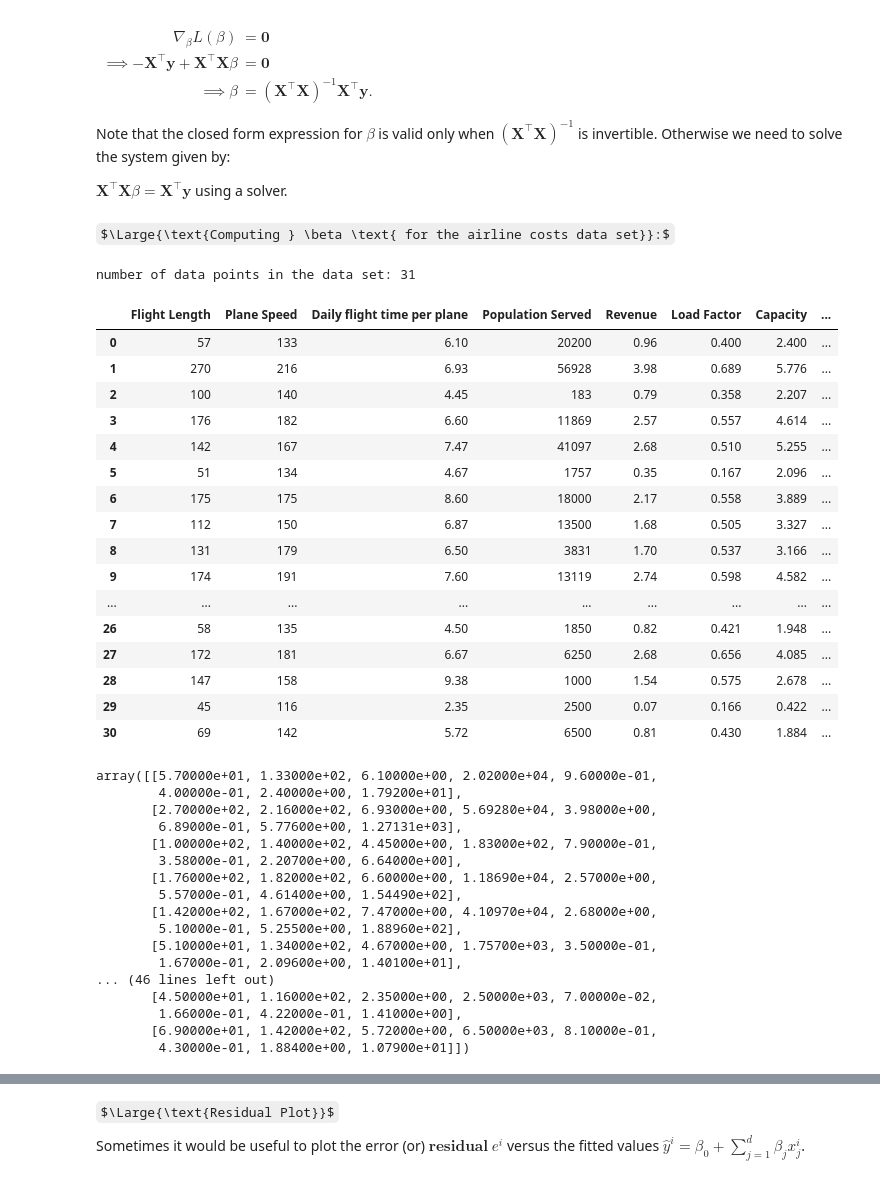
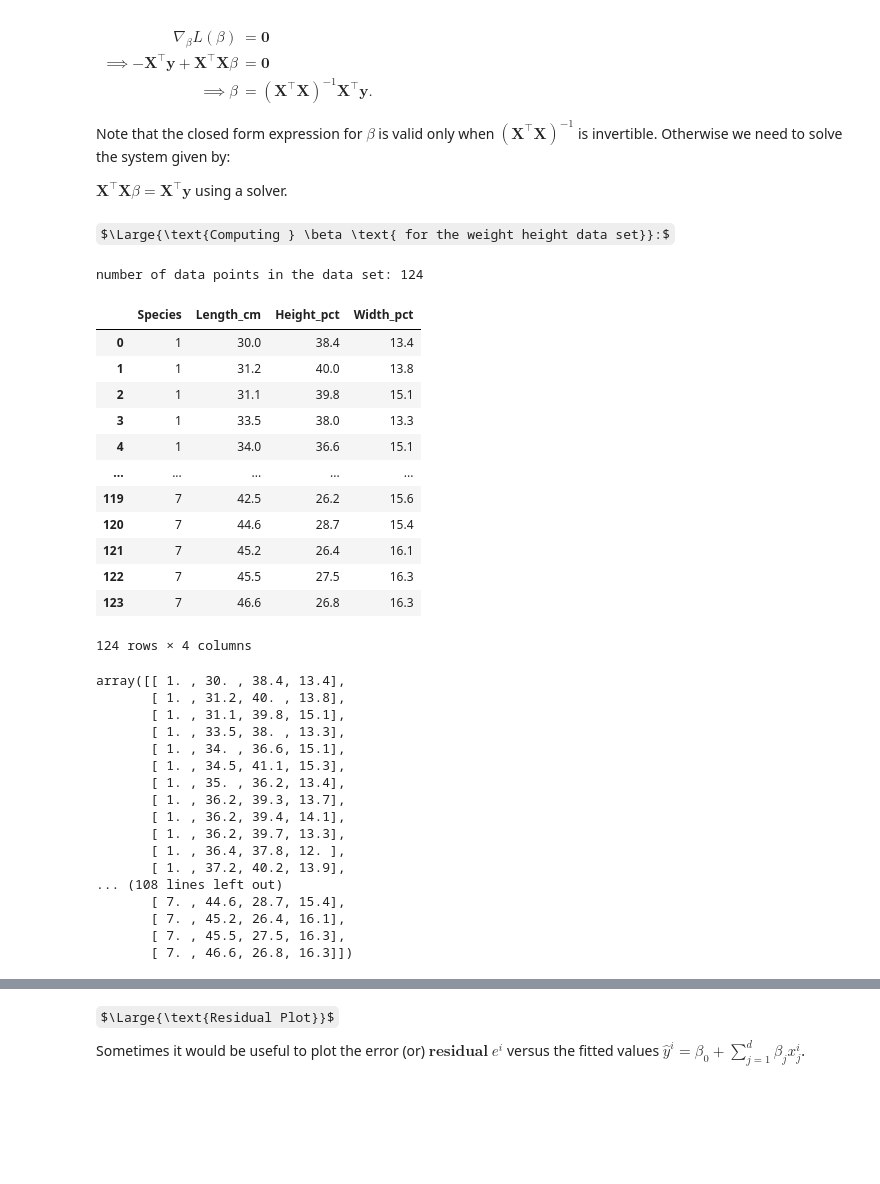
Before and after one commit to arvind-maurya/MachineLearning, a Jupyter notebook: Assignment/AIMLCEP_Q1.ipynb, the cells around one changed output, grey strips where cells are left out. Saved outputs shown, nothing was run; the diff lists cells and outputs as text; code cells hidden in the pictures; some formulas as TeX source; blank space fills up the shorter version.

```diff
--- a/Assignment/AIMLCEP_Q1.ipynb
+++ b/Assignment/AIMLCEP_Q1.ipynb
@@ -242,60 +275,56 @@ $
 $
 using a solver.
 # %% [markdown]
-$\Large{\text{Computing } \beta \text{ for the airline costs data set}}:$
+$\Large{\text{Computing } \beta \text{ for the weight height data set}}:$
 # %%
 #Let us now compute beta
-n = len(airline_costs_data.index) #number of data points in the data set
+n = len(weight_height_data.index) #number of data points in the data set
 print('number of data points in the data set:',n)
 # %% [output]
-number of data points in the data set: 31
+number of data points in the data set: 124
 # %%
 #extract the predictor variable columns
-cols = [2,3,4,5,6,7,8,9]
-X_data = airline_costs_data[airline_costs_data.columns[cols]]
+cols = [0,1,2,3]
+X_data = weight_height_data[weight_height_data.columns[cols]]
 
 X_data
 # %% [output]
-|  | Flight Length | Plane Speed | Daily flight time per plane | Population Served | Revenue | Load Factor | Capacity | ... |
-| 0 | 57 | 133 | 6.10 | 20200 | 0.96 | 0.400 | 2.400 | ... |
-| 1 | 270 | 216 | 6.93 | 56928 | 3.98 | 0.689 | 5.776 | ... |
-| 2 | 100 | 140 | 4.45 | 183 | 0.79 | 0.358 | 2.207 | ... |
-| 3 | 176 | 182 | 6.60 | 11869 | 2.57 | 0.557 | 4.614 | ... |
-| 4 | 142 | 167 | 7.47 | 41097 | 2.68 | 0.510 | 5.255 | ... |
-| 5 | 51 | 134 | 4.67 | 1757 | 0.35 | 0.167 | 2.096 | ... |
-| 6 | 175 | 175 | 8.60 | 18000 | 2.17 | 0.558 | 3.889 | ... |
-| 7 | 112 | 150 | 6.87 | 13500 | 1.68 | 0.505 | 3.327 | ... |
-| 8 | 131 | 179 | 6.50 | 3831 | 1.70 | 0.537 | 3.166 | ... |
-| 9 | 174 | 191 | 7.60 | 13119 | 2.74 | 0.598 | 4.582 | ... |
-| ... | ... | ... | ... | ... | ... | ... | ... | ... |
-| 26 | 58 | 135 | 4.50 | 1850 | 0.82 | 0.421 | 1.948 | ... |
-| 27 | 172 | 181 | 6.67 | 6250 | 2.68 | 0.656 | 4.085 | ... |
-| 28 | 147 | 158 | 9.38 | 1000 | 1.54 | 0.575 | 2.678 | ... |
-| 29 | 45 | 116 | 2.35 | 2500 | 0.07 | 0.166 | 0.422 | ... |
-| 30 | 69 | 142 | 5.72 | 6500 | 0.81 | 0.430 | 1.884 | ... |
+|  | Species | Length_cm | Height_pct | Width_pct |
+| 0 | 1 | 30.0 | 38.4 | 13.4 |
+| 1 | 1 | 31.2 | 40.0 | 13.8 |
+| 2 | 1 | 31.1 | 39.8 | 15.1 |
+| 3 | 1 | 33.5 | 38.0 | 13.3 |
+| 4 | 1 | 34.0 | 36.6 | 15.1 |
+| ... | ... | ... | ... | ... |
+| 119 | 7 | 42.5 | 26.2 | 15.6 |
+| 120 | 7 | 44.6 | 28.7 | 15.4 |
+| 121 | 7 | 45.2 | 26.4 | 16.1 |
+| 122 | 7 | 45.5 | 27.5 | 16.3 |
+| 123 | 7 | 46.6 | 26.8 | 16.3 |
+124 rows × 4 columns
 # %%
 #convert predictor variable columns into a numpy array
 
-X_array = airline_costs_data[airline_costs_data.columns[cols]].to_numpy()
+X_array = weight_height_data[weight_height_data.columns[cols]].to_numpy()
 X_array
 # %% [output]
-array([[5.70000e+01, 1.33000e+02, 6.10000e+00, 2.02000e+04, 9.60000e-01,
-        4.00000e-01, 2.40000e+00, 1.79200e+01],
-       [2.70000e+02, 2.16000e+02, 6.93000e+00, 5.69280e+04, 3.98000e+00,
-        6.89000e-01, 5.77600e+00, 1.27131e+03],
-       [1.00000e+02, 1.40000e+02, 4.45000e+00, 1.83000e+02, 7.90000e-01,
-        3.58000e-01, 2.20700e+00, 6.64000e+00],
-       [1.76000e+02, 1.82000e+02, 6.60000e+00, 1.18690e+04, 2.57000e+00,
-        5.57000e-01, 4.61400e+00, 1.54490e+02],
-       [1.42000e+02, 1.67000e+02, 7.47000e+00, 4.10970e+04, 2.68000e+00,
-        5.10000e-01, 5.25500e+00, 1.88960e+02],
-       [5.10000e+01, 1.34000e+02, 4.67000e+00, 1.75700e+03, 3.50000e-01,
-        1.67000e-01, 2.09600e+00, 1.40100e+01],
-... (46 lines left out)
-       [4.50000e+01, 1.16000e+02, 2.35000e+00, 2.50000e+03, 7.00000e-02,
-        1.66000e-01, 4.22000e-01, 1.41000e+00],
-       [6.90000e+01, 1.42000e+02, 5.72000e+00, 6.50000e+03, 8.10000e-01,
-        4.30000e-01, 1.88400e+00, 1.07900e+01]])
+array([[ 1. , 30. , 38.4, 13.4],
+       [ 1. , 31.2, 40. , 13.8],
+       [ 1. , 31.1, 39.8, 15.1],
+       [ 1. , 33.5, 38. , 13.3],
+       [ 1. , 34. , 36.6, 15.1],
+       [ 1. , 34.5, 41.1, 15.3],
+       [ 1. , 35. , 36.2, 13.4],
+       [ 1. , 36.2, 39.3, 13.7],
+       [ 1. , 36.2, 39.4, 14.1],
+       [ 1. , 36.2, 39.7, 13.3],
+       [ 1. , 36.4, 37.8, 12. ],
+       [ 1. , 37.2, 40.2, 13.9],
+... (108 lines left out)
+       [ 7. , 44.6, 28.7, 15.4],
+       [ 7. , 45.2, 26.4, 16.1],
+       [ 7. , 45.5, 27.5, 16.3],
+       [ 7. , 46.6, 26.8, 16.3]])
 # %%
 import numpy as np
 #add a column of ones to X_array
```
Also changed, not shown: parts of 14 cells of this notebook.
